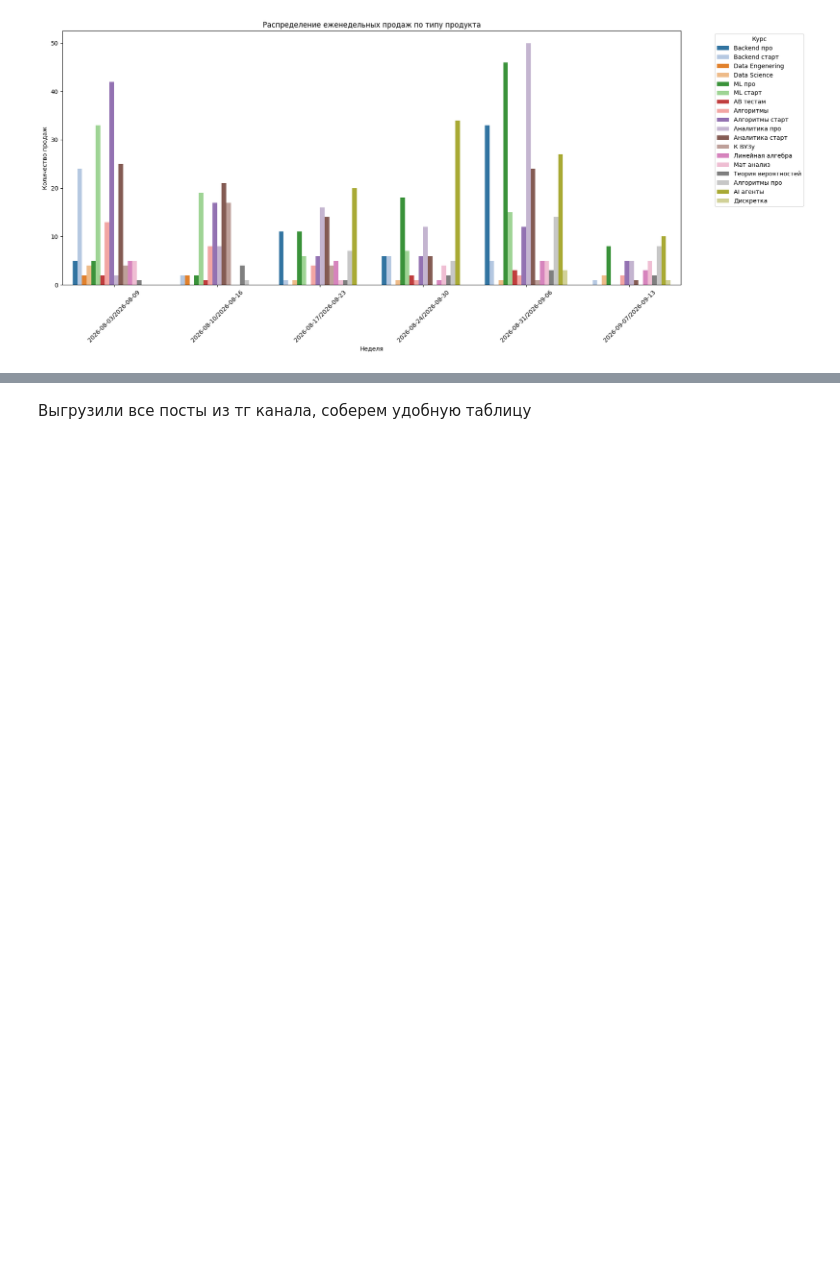
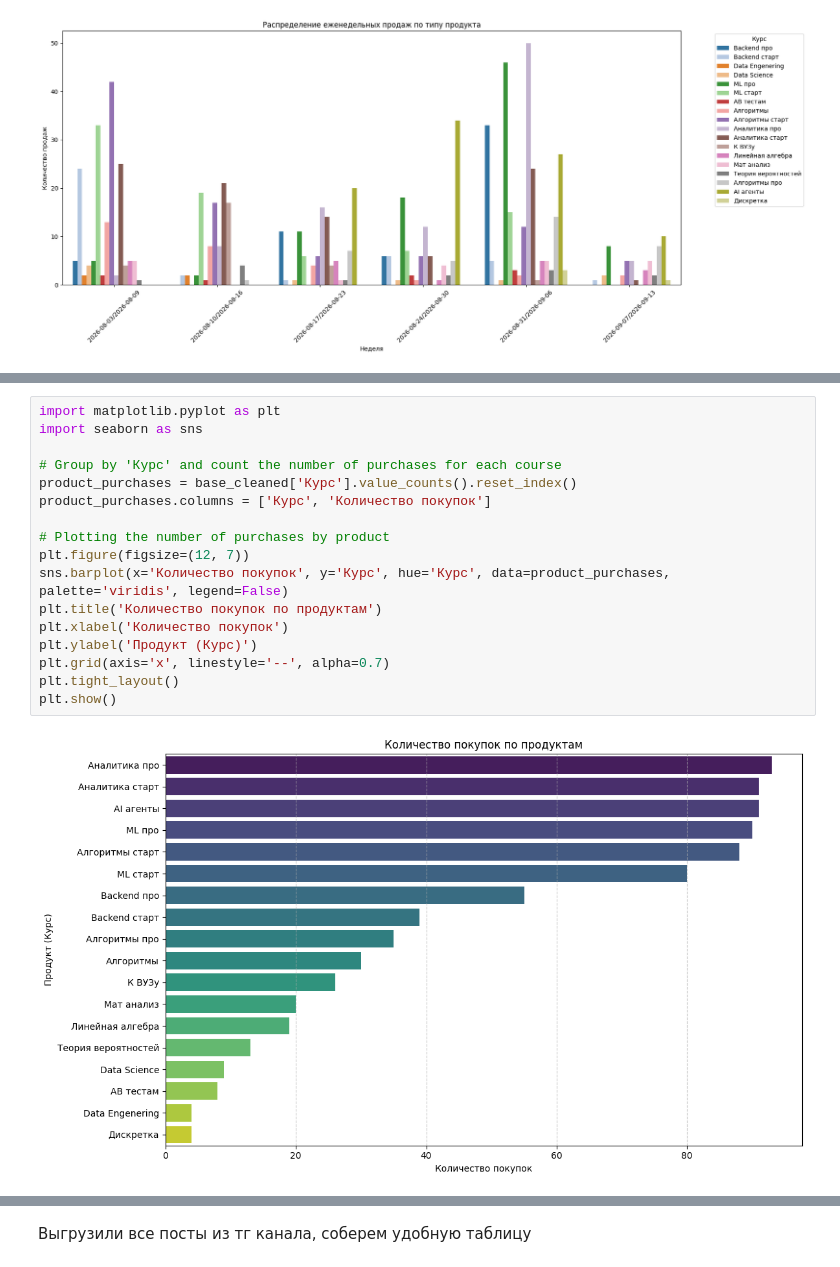
Before and after one commit to ivoilovskaya/hackaton_project, a Jupyter notebook: data/processed/EDA.ipynb, the cells around one changed output, grey strips where cells are left out. Saved outputs shown, nothing was run; the diff lists cells and outputs as text; blank space fills up the shorter version.

```diff
--- a/data/processed/EDA.ipynb
+++ b/data/processed/EDA.ipynb
@@ -56,0 +139,19 @@ plt.show()
+# %%
+import matplotlib.pyplot as plt
+import seaborn as sns
+
+# Group by 'Курс' and count the number of purchases for each course
+product_purchases = base_cleaned['Курс'].value_counts().reset_index()
+product_purchases.columns = ['Курс', 'Количество покупок']
+
+# Plotting the number of purchases by product
+plt.figure(figsize=(12, 7))
+sns.barplot(x='Количество покупок', y='Курс', hue='Курс', data=product_purchases, palette='viridis', legend=False)
+plt.title('Количество покупок по продуктам')
+plt.xlabel('Количество покупок')
+plt.ylabel('Продукт (Курс)')
+plt.grid(axis='x', linestyle='--', alpha=0.7)
+plt.tight_layout()
+plt.show()
+# %% [output]
+[figure, added]
```
Also changed, not shown: parts of 17 cells of this notebook.
